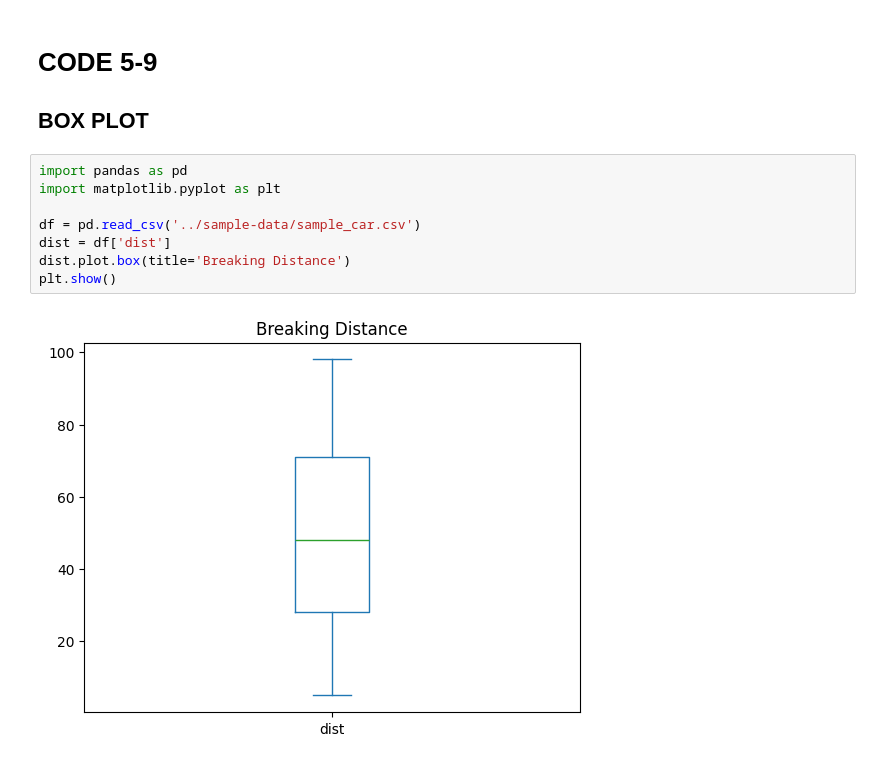
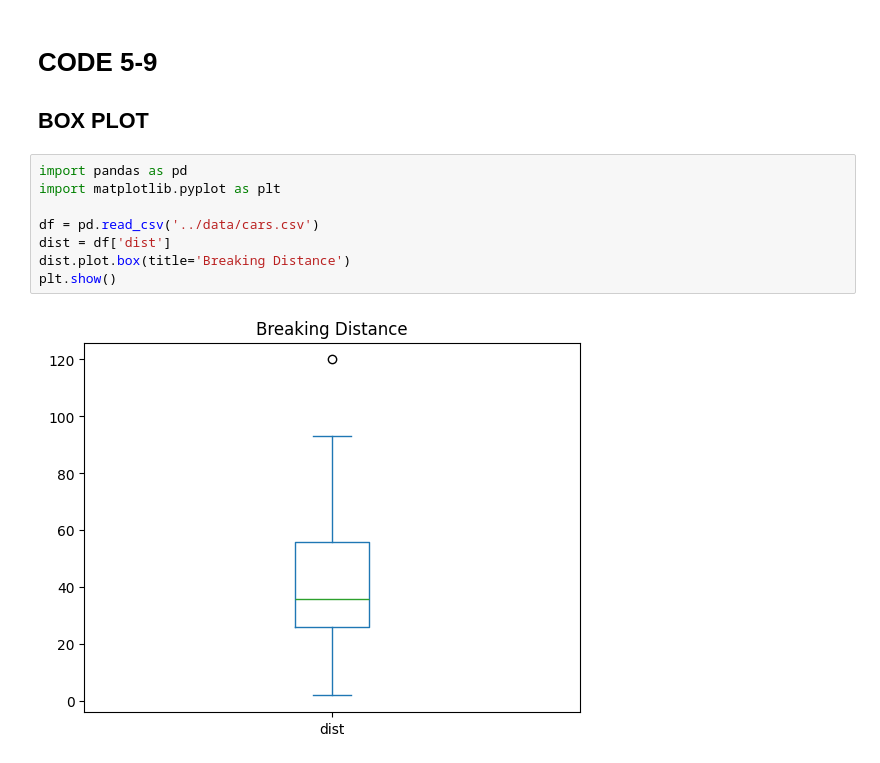
Before and after one commit to kalzumaki/exploring-data, a Jupyter notebook: chp05/code5-9.ipynb, the cells around one changed output. Cells and saved outputs as stored; diff of their text form.

```diff
--- a/chp05/code5-9.ipynb
+++ b/chp05/code5-9.ipynb
@@ -5,10 +5,10 @@
 # %%
 import pandas as pd
 import matplotlib.pyplot as plt
 
-df = pd.read_csv('../sample-data/sample_car.csv')
+df = pd.read_csv('../data/cars.csv')
 dist = df['dist']
 dist.plot.box(title='Breaking Distance')
 plt.show()
 # %% [output]
-[figure, old version]
+[figure, new version]
```
Also changed, not shown: 2 other files.
